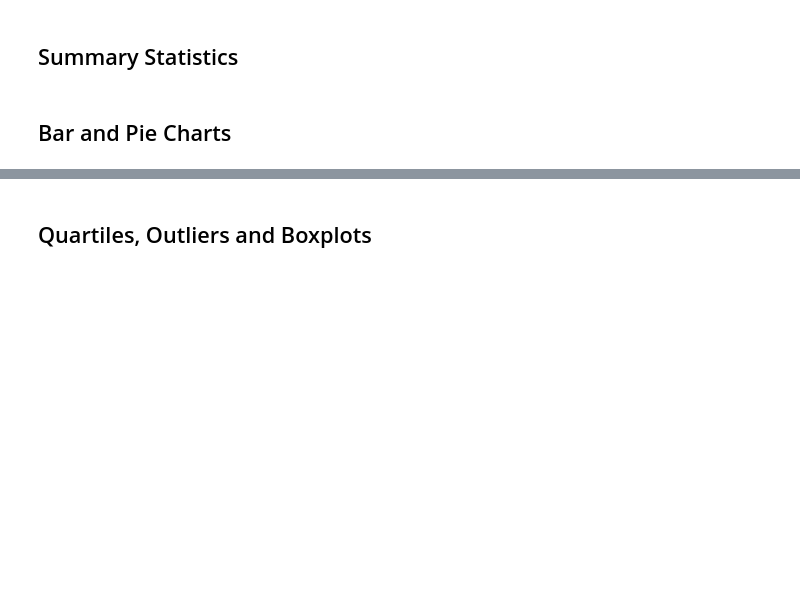
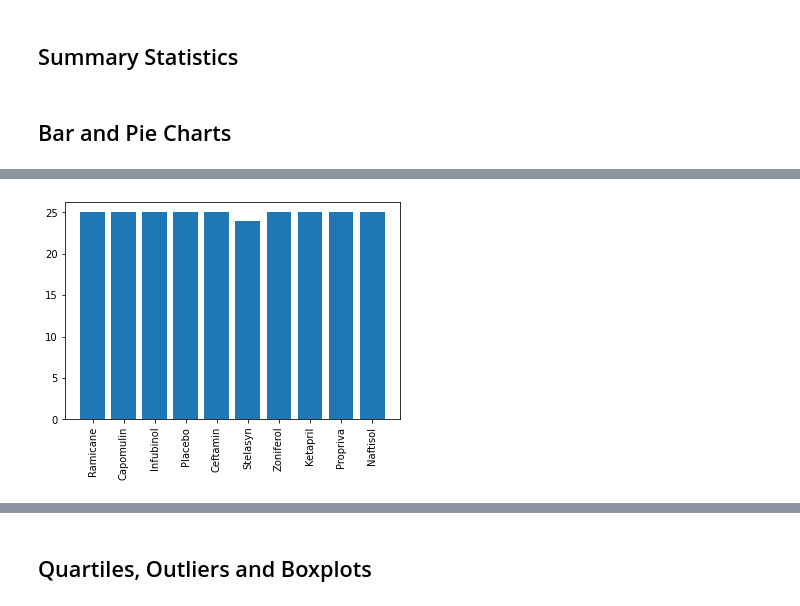
Before and after one commit to Yanwho/Matplotlib-Homework, a Jupyter notebook: Pymaceuticals/pymaceuticals_starter.ipynb, the cells around one changed output, grey strips where cells are left out. Drawn from its saved outputs; the diff is of its cells as text; code cells hidden in the pictures; blank space fills up the shorter version.

```diff
--- a/Pymaceuticals/pymaceuticals_starter.ipynb
+++ b/Pymaceuticals/pymaceuticals_starter.ipynb
@@ -73,4 +126,19 @@ mouse_count_total
 # %%
 # Generate a bar plot showing the total number of mice for each treatment throughout the course of the study using pyplot.
+treatment_name = (clean_df["Drug Regimen"].unique())
+
+clean_df.groupby("Drug Regimen")["Mouse ID"].nunique()
+mouse_per_treatment=[]
+for treatment in treatment_name:
+    temp=clean_df.loc[clean_df["Drug Regimen"]==treatment]
+    mouse_per_treatment.append(len(np.unique(temp["Mouse ID"])))
+mouse_per_treatment
+x= treatment_name
+height = mouse_per_treatment
+plt.bar(x, height)
+plt.xticks(rotation = "vertical")
+plt.show()
+# %% [output]
+[figure, added]
 # %%
 # Generate a pie plot showing the distribution of female versus male mice using pandas
```
Also changed, not shown: parts of 11 cells of this notebook.
